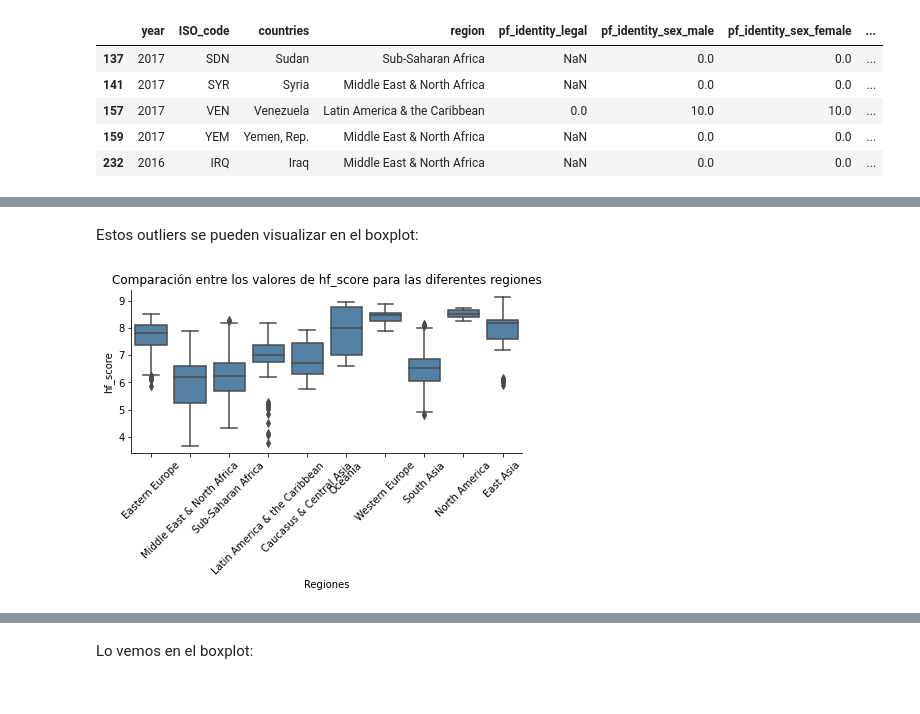
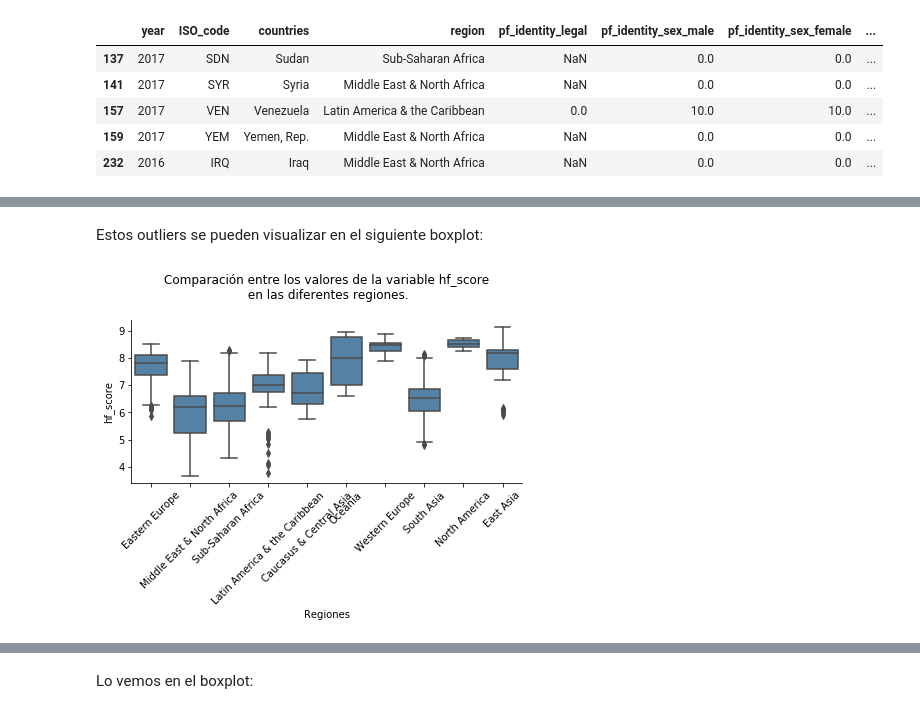
Before and after one commit to gringonivoli/ayv-diplo2020-grupo2, a Jupyter notebook: analisis_visualizacion_datos/practico_grupo_2_ayvd.ipynb, the cells around one changed output, grey strips where cells are left out. Cells and saved outputs as stored; diff of their text form; code cells hidden in the pictures.

```diff
--- a/analisis_visualizacion_datos/practico_grupo_2_ayvd.ipynb
+++ b/analisis_visualizacion_datos/practico_grupo_2_ayvd.ipynb
@@ -348,17 +363,17 @@ Outliers en Oceania para la variable hf_score
 # %% [markdown]
-Estos outliers se pueden visualizar en el boxplot:
+Estos outliers se pueden visualizar en el siguiente boxplot:
 # %%
 plt.figure(figsize=(7,3))
 seaborn.boxplot(data = dataset,
                 x='region', y='hf_score',
                 color= 'steelblue')
 plt.ylabel('hf_score')
 plt.xlabel('Regiones')
-plt.title('Comparación entre los valores de hf_score para las diferentes regiones')
+plt.title('Comparación entre los valores de la variable hf_score\n en las diferentes regiones.\n')
 plt.xticks(rotation=45)
 seaborn.despine()
 # %% [output]
-[figure, old version]
+[figure, new version]
 # %%
 #Outliers por años
 for year in dataset.year.unique():
```
Also changed, not shown: parts of 55 cells of this notebook.
